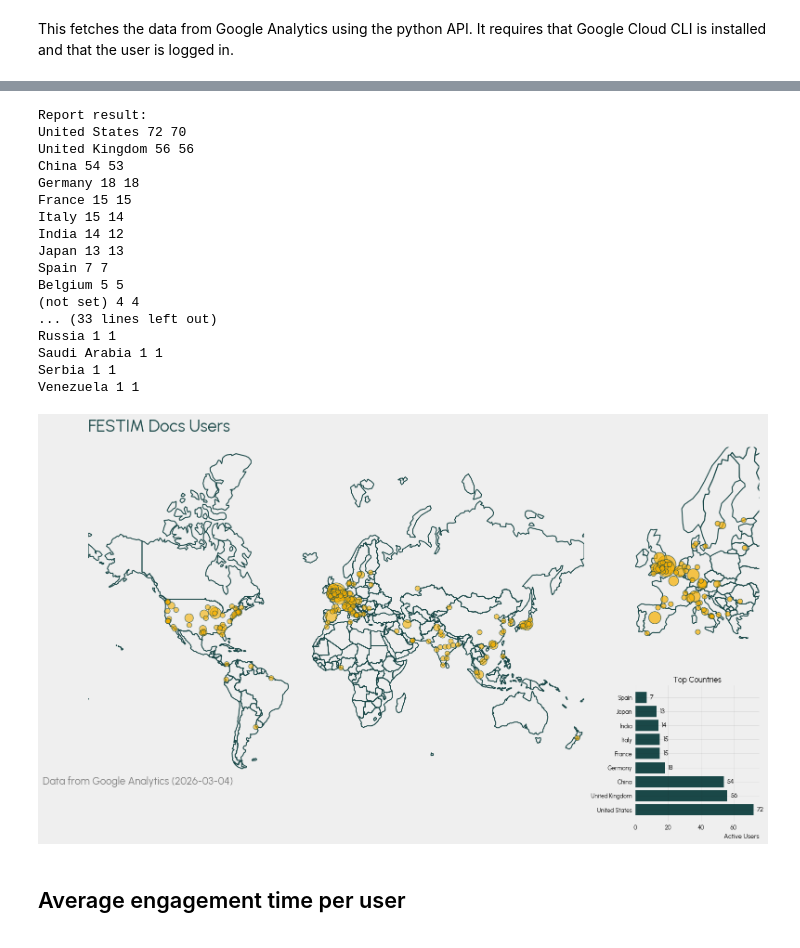
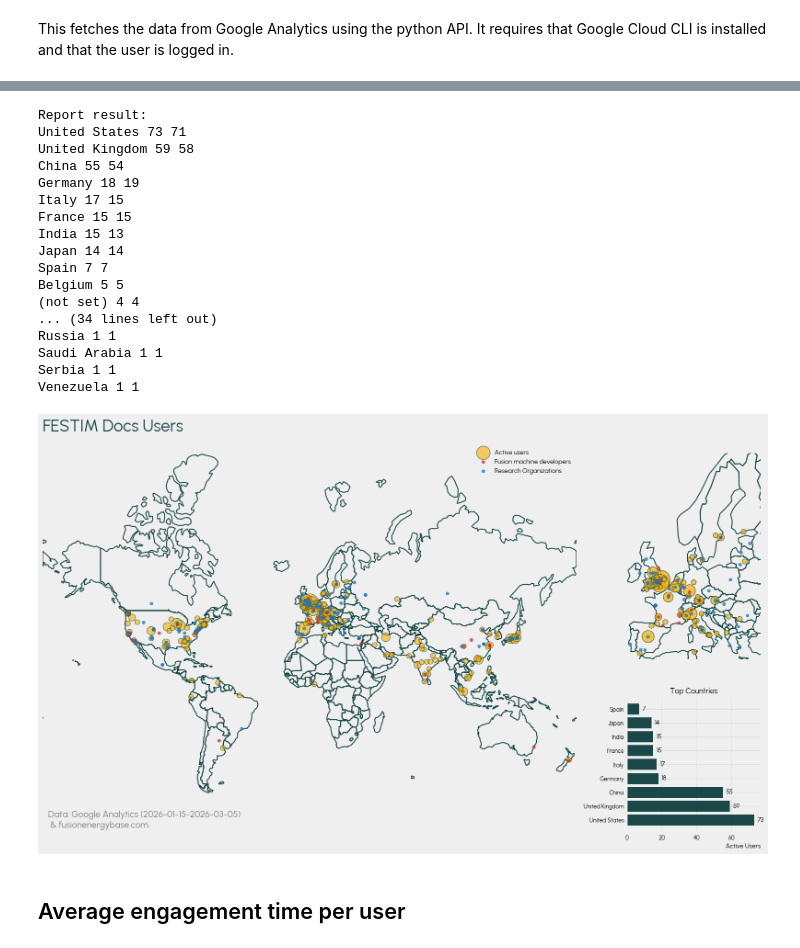
Before and after one commit to festim-dev/pose, a Jupyter notebook: main.ipynb, the cells around one changed output, grey strips where cells are left out. Cells and saved outputs as stored; diff of their text form; code cells hidden in the pictures.

Commit message:
added fusionenergybase data

```diff
--- a/main.ipynb
+++ b/main.ipynb
@@ -855,6 +892,7 @@ from google.analytics.data_v1beta.types import (
     RunReportRequest,
 )
 
+start_date_ga = datetime(2026, 1, 15)
 
 def users_city(property_id="YOUR-GA4-PROPERTY-ID"):
     """Runs a simple report on a Google Analytics 4 property."""
@@ -870,7 +908,7 @@ def users_city(property_id="YOUR-GA4-PROPERTY-ID"):
         property=f"properties/{property_id}",
         dimensions=[Dimension(name="city")],
         metrics=[Metric(name="activeUsers")],
-        date_ranges=[DateRange(start_date="2020-03-31", end_date="today")],
+        date_ranges=[DateRange(start_date=start_date_ga.strftime("%Y-%m-%d"), end_date="today")],
     )
     response = client.run_report(request)
 
@@ -894,7 +932,7 @@ def users_world(property_id="YOUR-GA4-PROPERTY-ID"):
         property=f"properties/{property_id}",
         dimensions=[Dimension(name="country")],
         metrics=[Metric(name="activeUsers"), Metric(name="newUsers")],
-        date_ranges=[DateRange(start_date="2020-03-31", end_date="today")],
+        date_ranges=[DateRange(start_date=start_date_ga.strftime("%Y-%m-%d"), end_date="today")],
     )
     response = client.run_report(request)
 
@@ -919,7 +957,7 @@ def engagement_time_per_active_user(property_id="YOUR-GA4-PROPERTY-ID"):
         property=f"properties/{property_id}",
         dimensions=[Dimension(name="city")],
         metrics=[Metric(name="userEngagementDuration"), Metric(name="activeUsers")],
-        date_ranges=[DateRange(start_date="2020-03-31", end_date="today")],
+        date_ranges=[DateRange(start_date=start_date_ga.strftime("%Y-%m-%d"), end_date="today")],
     )
     response = client.run_report(request)
 
@@ -971,3 +1009,3 @@ df_users.head()
 # %%
-locations = gpd.tools.geocode(df_users["city"])
+locations_users = gpd.tools.geocode(df_users["city"])
 # %%
@@ -990,18 +1028,18 @@ locations
 response_countries = users_world(FESTIM_DOCS_ID)
 # %% [output]
 Report result:
-United States 72 70
-United Kingdom 56 56
-China 54 53
-Germany 18 18
+United States 73 71
+United Kingdom 59 58
+China 55 54
+Germany 18 19
+Italy 17 15
 France 15 15
-Italy 15 14
-India 14 12
-Japan 13 13
+India 15 13
+Japan 14 14
 Spain 7 7
 Belgium 5 5
 (not set) 4 4
-... (33 lines left out)
+... (34 lines left out)
 Russia 1 1
 Saudi Arabia 1 1
 Serbia 1 1
@@ -1009,7 +1047,7 @@ Venezuela 1 1
 # %%
 import matplotlib.gridspec as gridspec
 
-def plot_europe(ax, s):
+def plot_europe(ax, s, locations):
     """Plot Europe zoom in the inset axes"""
     # Set the extent to focus on Europe
     # [-10, 30, 35, 70]
@@ -1033,8 +1071,13 @@ def plot_europe(ax, s):
         linewidth=1,
     )
 
-    # Add a title to the inset
-    # ax.set_title("Europe", fontsize=26, pad=5, color="C0")
+def plot_locations(locations, pc, **kwargs):
+    new_coords = proj.transform_points(pc, locations.geometry.x, locations.geometry.y)
+    plt.scatter(
+        x=new_coords[:, 0],
+        y=new_coords[:, 1],
+        **kwargs
+    )
 # %%
 proj = ccrs.Mercator()
 
@@ -1052,9 +1095,10 @@ world.boundary.plot(ax=ax_map)
 
 # transform the coordinates to the projection's CRS
 pc = ccrs.PlateCarree()
-new_coords = proj.transform_points(pc, locations.geometry.x, locations.geometry.y)
+new_coords = proj.transform_points(pc, locations_users.geometry.x, locations_users.geometry.y)
 
 # change the colour of the border of the bubbles to c0 and the fill to c1
+
 ax_map.scatter(
     new_coords[:, 0],
     new_coords[:, 1],
@@ -1065,47 +1109,60 @@ ax_map.scatter(
     color="C1",
     edgecolors="C0",
     linewidth=1,
+    label="Active users"
 )
+
+plot_locations(locations_fusion_developers, pc, color="tab:red", alpha=0.7, s=20, label="Fusion machine developers", zorder=11)
+plot_locations(locations_orgs, pc, color="tab:blue", alpha=0.7, s=20, label="Research Organizations", zorder=11)
+
+plt.legend(frameon=False)
+
 
 # Create Europe subplot (top right) with cartopy projection
 ax_europe = fig.add_subplot(gs[0, 1], projection=proj)
 ax_europe.set_axis_off()
 
 # Plot Europe in the top right
-plot_europe(ax_europe, s=df_users["activeUsers"] * 60)
+plot_europe(ax_europe, s=df_users["activeUsers"] * 60, locations=locations_users)
+plot_locations(locations_fusion_developers, pc, color="tab:red", alpha=0.7, s=20, label="Fusion machine developers", zorder=11)
+plot_locations(locations_orgs, pc, color="tab:blue", alpha=0.7, s=20, label="Research Organizations", zorder=11)
 
 
 # Create chart subplot (bottom right) - regular matplotlib subplot
 ax_chart = fig.add_subplot(gs[1, 1])
 countries = [row.dimension_values[0].value for row in response_countries.rows]
 active_users = [int(row.metric_values[0].value) for row in response_countries.rows]
 # new_users = [int(row.metric_values[1].value) for row in response_countries.rows]
 
 # group others
 top_countries = countries[:9]
 top_active_users = active_users[:9]
 # top_new_users = new_users[:10]
 
 ax_chart.barh(top_countries, top_active_users, label="Active Users")
 
 plt.bar_label(ax_chart.containers[0], fmt="%d", padding=5)
 ax_chart.set_xlabel("Active Users")
 ax_chart.set_title("Top Countries")
 
+data_from = f"Data: Google Analytics ({start_date_ga.strftime('%Y-%m-%d')}-{datetime.today().strftime('%Y-%m-%d')})"
+data_from += "\n & fusionenergybase.com"
 ax_map.annotate(
-    f"Data from Google Analytics ({datetime.today().strftime('%Y-%m-%d')})",
-    xy=(0.1, 0),
-      xycoords="axes fraction",
-      ha="center",
-      fontsize=16,
-      color="gray",
+    data_from,
+    xy=(0.01, -0.05),
+    xycoords="axes fraction",
+    ha="left",
+    fontsize=14,
+    color="gray",
 )
 ax_map.set_title("FESTIM Docs Users", fontsize=26, fontweight="bold", loc="left", pad=20, color="C0")
+
+
 plt.tight_layout()
 plt.savefig("users_world_map.svg")
 plt.show()
 # %% [output]
-[figure, old version]
+[figure, new version]
 # %% [markdown]
 ## Average engagement time per user
 # %%
```
Also changed, not shown: parts of 15 cells of this notebook.
